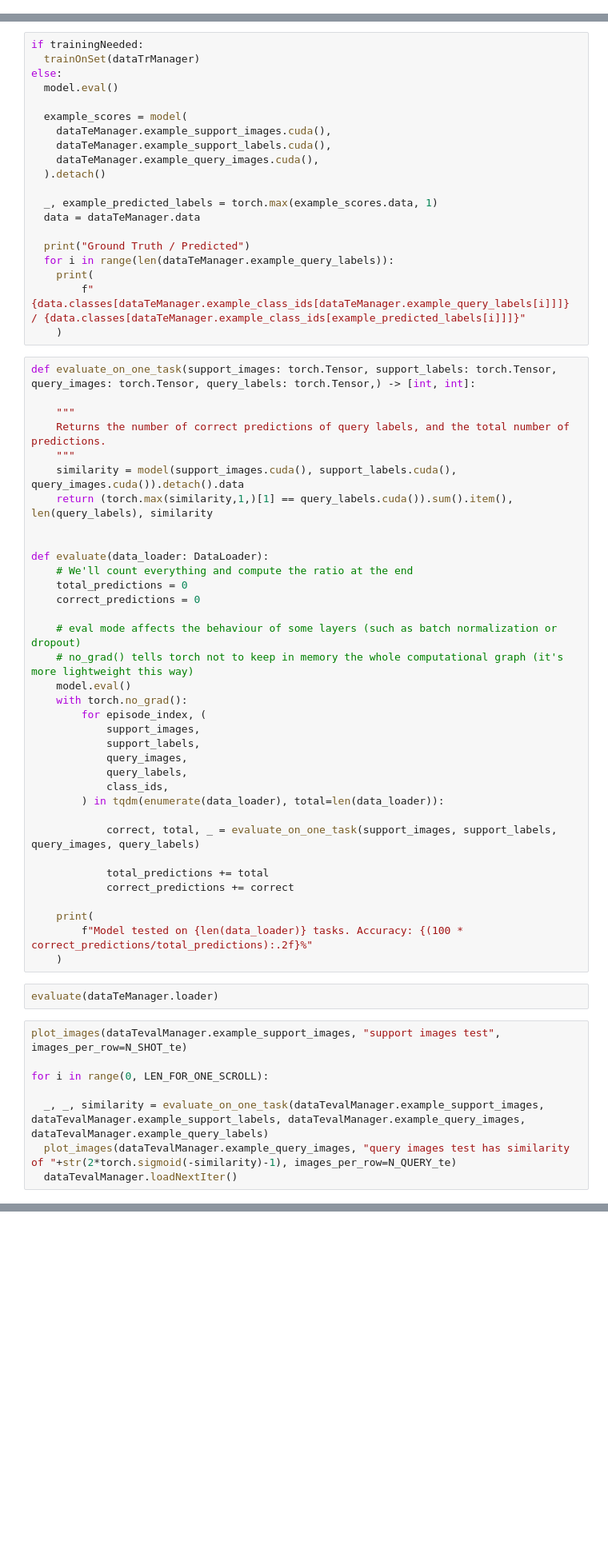
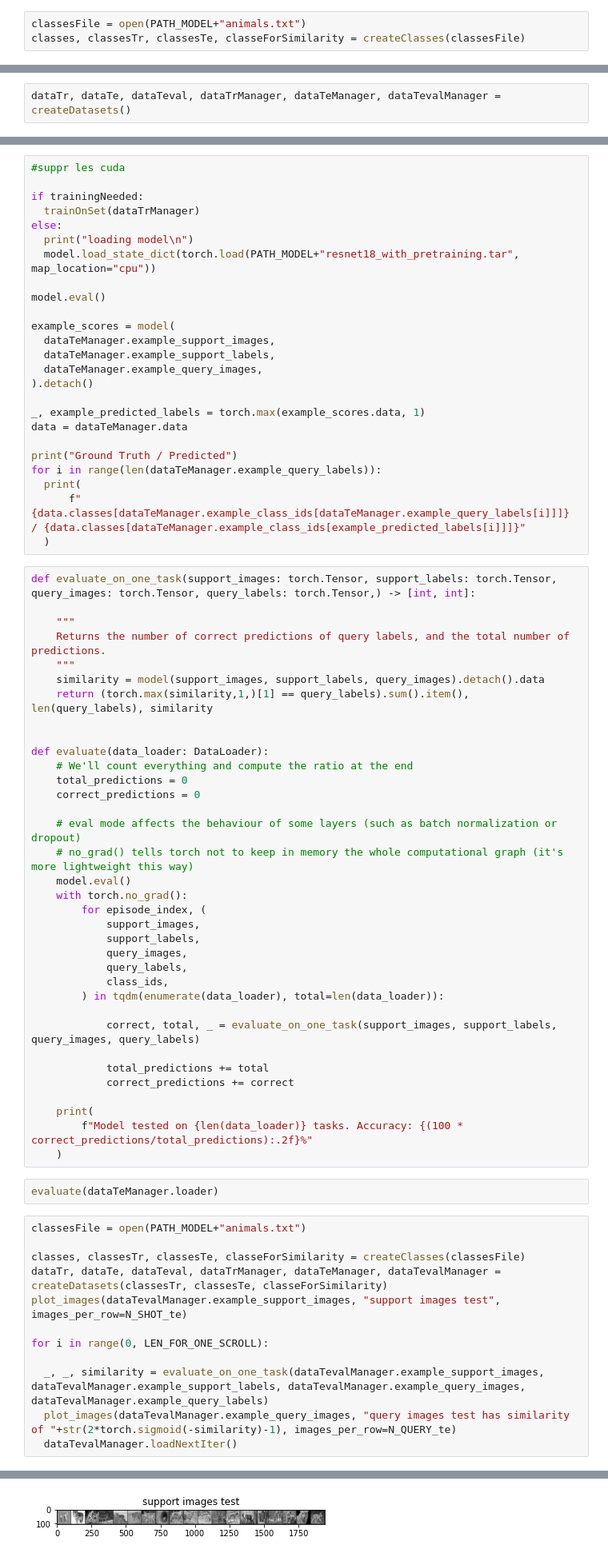
Before and after one commit to Taedriel/ZSL-v2, a Jupyter notebook: pipeline.ipynb, the cells around one changed output, grey strips where cells are left out. Shown at 80% size. Saved outputs shown, nothing was run; the diff lists cells and outputs as text; blank space fills up the shorter version.

```diff
--- a/pipeline.ipynb
+++ b/pipeline.ipynb
@@ -74,0 +78,3 @@ classesTe.remove(classeForSimilarity[0])
+# %%
+classesFile = open(PATH_MODEL+"animals.txt")
+classes, classesTr, classesTe, classeForSimilarity = createClasses(classesFile)
@@ -260,3 +279,5 @@ dataTevalManager = DataManager(dataTeval, N_WAY_te, N_SHOT_te, N_QUERY_te, 20)
+# %%
+dataTr, dataTe, dataTeval, dataTrManager, dataTeManager, dataTevalManager = createDatasets()
 # %%
 plot_images(dataTrManager.example_support_images, "support images training", images_per_row=N_SHOT_tr)
 plot_images(dataTrManager.example_query_images, "query images traning", images_per_row=N_QUERY_tr)
@@ -307,33 +333,38 @@ def trainOnSet(dataset):
 
   torch.save(model.state_dict(), PATH_MODEL+"proto_model.pt")
 # %%
+#suppr les cuda
+
 if trainingNeeded:
   trainOnSet(dataTrManager)
 else:
-  model.eval()
+  print("loading model\n")
+  model.load_state_dict(torch.load(PATH_MODEL+"resnet18_with_pretraining.tar", map_location="cpu"))
 
-  example_scores = model(
-    dataTeManager.example_support_images.cuda(),
-    dataTeManager.example_support_labels.cuda(),
-    dataTeManager.example_query_images.cuda(),
-  ).detach()
+model.eval()
 
-  _, example_predicted_labels = torch.max(example_scores.data, 1)
-  data = dataTeManager.data
+example_scores = model(
+  dataTeManager.example_support_images,
+  dataTeManager.example_support_labels,
+  dataTeManager.example_query_images,
+).detach()
 
-  print("Ground Truth / Predicted")
-  for i in range(len(dataTeManager.example_query_labels)):
-    print(
-        f"{data.classes[dataTeManager.example_class_ids[dataTeManager.example_query_labels[i]]]} / {data.classes[dataTeManager.example_class_ids[example_predicted_labels[i]]]}"
-    )
+_, example_predicted_labels = torch.max(example_scores.data, 1)
+data = dataTeManager.data
+
+print("Ground Truth / Predicted")
+for i in range(len(dataTeManager.example_query_labels)):
+  print(
+      f"{data.classes[dataTeManager.example_class_ids[dataTeManager.example_query_labels[i]]]} / {data.classes[dataTeManager.example_class_ids[example_predicted_labels[i]]]}"
+  )
 # %%
 def evaluate_on_one_task(support_images: torch.Tensor, support_labels: torch.Tensor, query_images: torch.Tensor, query_labels: torch.Tensor,) -> [int, int]:
 
     """
     Returns the number of correct predictions of query labels, and the total number of predictions.
     """
-    similarity = model(support_images.cuda(), support_labels.cuda(), query_images.cuda()).detach().data
-    return (torch.max(similarity,1,)[1] == query_labels.cuda()).sum().item(), len(query_labels), similarity
+    similarity = model(support_images, support_labels, query_images).detach().data
+    return (torch.max(similarity,1,)[1] == query_labels).sum().item(), len(query_labels), similarity
 
 
 def evaluate(data_loader: DataLoader):
@@ -364,6 +395,10 @@ def evaluate(data_loader: DataLoader):
 # %%
 evaluate(dataTeManager.loader)
 # %%
+classesFile = open(PATH_MODEL+"animals.txt")
+
+classes, classesTr, classesTe, classeForSimilarity = createClasses(classesFile)
+dataTr, dataTe, dataTeval, dataTrManager, dataTeManager, dataTevalManager = createDatasets(classesTr, classesTe, classeForSimilarity)
 plot_images(dataTevalManager.example_support_images, "support images test", images_per_row=N_SHOT_te)
 
 for i in range(0, LEN_FOR_ONE_SCROLL):
@@ -371,3 +406,4 @@ for i in range(0, LEN_FOR_ONE_SCROLL):
   _, _, similarity = evaluate_on_one_task(dataTevalManager.example_support_images, dataTevalManager.example_support_labels, dataTevalManager.example_query_images, dataTevalManager.example_query_labels)
   plot_images(dataTevalManager.example_query_images, "query images test has similarity of "+str(2*torch.sigmoid(-similarity)-1), images_per_row=N_QUERY_te)
   dataTevalManager.loadNextIter()
+# %% [output]
@@ -373,0 +413 @@ for i in range(0, LEN_FOR_ONE_SCROLL):
+[figure, added]
```
Also changed, not shown: parts of 10 cells of this notebook.
